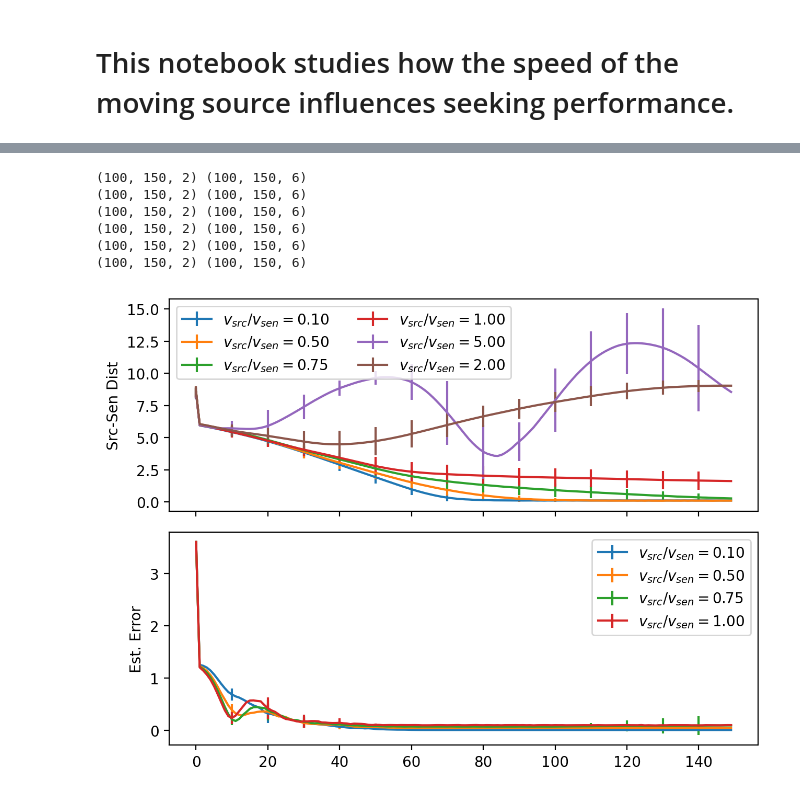
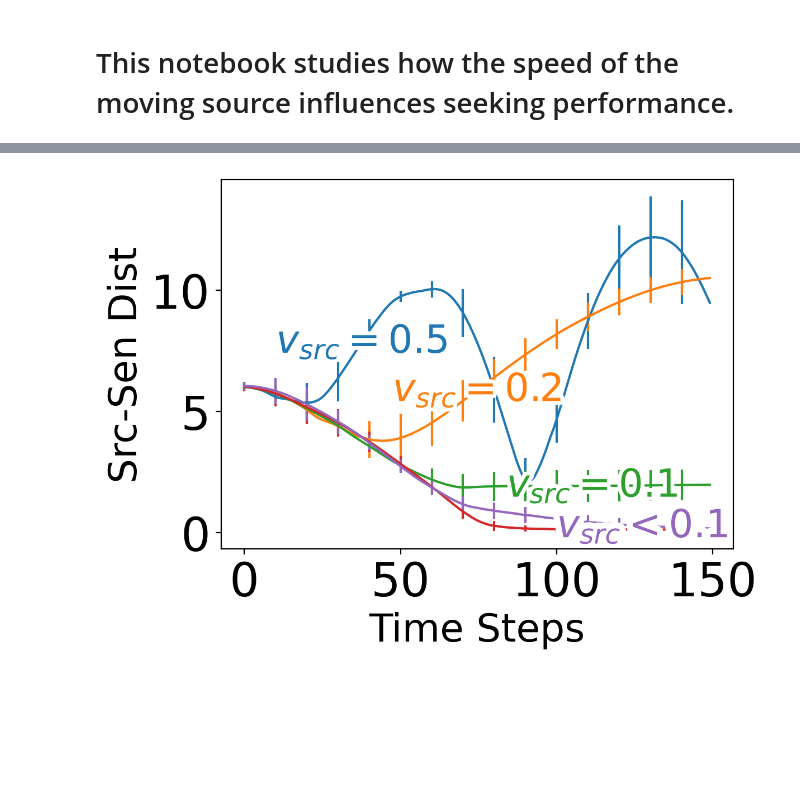
Before and after one commit to lina-robotics-lab/fim_track, a Jupyter notebook: Notebooks/The effect of the Speed of Moving Source.ipynb, the cells around one changed output, grey strips where cells are left out. Saved outputs shown, nothing was run; the diff lists cells and outputs as text; code cells hidden in the pictures; blank space fills up the shorter version.

Commit message:
Finish source velocity experiments.

```diff
--- a/Notebooks/The effect of the Speed of Moving Source.ipynb
+++ b/Notebooks/The effect of the Speed of Moving Source.ipynb
@@ -156,0 +414,12 @@ with open(filepath,'wb') as file:
+# %%
+vels = [0.5,0.2,0.1,0.05,0.075]
+N_trails = 100
+N_iter=150
+n_sen=6
+data={}
+
+
+np.random.seed(SEED)
+
+for vel in vels:
+    data[vel] = distributed_main(N_trails,n_sen,N_iter,vel)
@@ -157,50 +432,61 @@ with open(filepath,'wb') as file:
+# %%
+filepath = "../Data/VelocityTest_Distributed.pkl"
+with open(filepath,'wb') as file:
+    pkl.dump(data,file)
 # %%
 '''Plotting'''
 
+filepath = "../Data/VelocityTest_Distributed.pkl"
+
 with open(filepath,'rb') as file:
     data=pkl.load(file)
-fig,axes=plt.subplots(2,dpi=200,sharex=True)
+
+plt.figure(dpi=200)
 for name,d in data.items():
     ps = np.array(d['p'])
     qhat = np.array(d['qhat'])
     q = np.array(d['q'])
      # qhat.shape=ps.shape=(N_trails,N_iter,space_dim)
     dist = np.linalg.norm(ps-q[:,:,np.newaxis,:],axis=-1)
     # dist.shape = (N_trails,N_iter,N_sen)
-    print(qhat.shape,dist.shape)
+    # print(qhat.shape,dist.shape)
 
 
     ave_median_dist = np.mean(np.median(dist,axis=-1),axis=0)
     std_median_dist = np.std(np.median(dist,axis=-1),axis=0)
     N_iter=len(ave_median_dist)
 
     x = np.arange(N_iter)
-#     axes[0].plot(x,ave_median_dist,label= name)
-#     axes[0].fill_between(x,ave_median_dist+std_median_dist,ave_median_dist-std_median_dist,alpha=0.2)
 
-    axes[0].errorbar(x,ave_median_dist,yerr=std_median_dist,label= r"$v_{src}/v_{sen}=$"+"${:.2f}$".format(name/0.1),errorevery=10)
-    axes[0].set_ylabel('Src-Sen Dist')
-    axes[0].legend(ncol =2 )
+    plt.errorbar(x,ave_median_dist,yerr=std_median_dist,label= r"$v_{src}=$"+"${:.1f}$".format(name),errorevery=10)
 
+lines = plt.gca().get_lines()
 
-    if name/0.1<=1:
-        err = np.linalg.norm(qhat-q,axis=-1)
-        ave_median_err = np.mean(err,axis=0)
-        std_median_err = np.std(err,axis=0)
-        x = np.arange(N_iter)
-    #     axes[1].plot(x,ave_median_err,label= name)
-    #     axes[1].fill_between(x,ave_median_err+std_median_err,ave_median_err-std_median_err,alpha=0.2)
-        axes[1].errorbar(x,ave_median_err,yerr=std_median_err,label= r"$v_{src}/v_{sen}=$"+"${:.2f}$".format(name/0.1),errorevery=10)
-        axes[1].set_ylabel('Est. Error')
-        axes[1].legend()
-# fig.suptitle('6 Sensors')
-fig.tight_layout()
+# labelLines(lines[1:], yoffsets=0.01, align=True, backgroundcolor="none")
+
+labelLines(plt.gca().get_lines()[:3], zorder=2.5,align=False,fontsize=25)
+
+l1 = lines[-1]
+labelLine(
+    l1,
+    100,
+    label=r'$v_{src}<0.1$',
+    ha="left",
+    va="bottom",
+    align=False,
+    backgroundcolor="none",
+    yoffset = -1.1,
+    fontsize = 25
+)
+
+plt.ylabel('Src-Sen Dist',fontsize=25)
+plt.xlabel('Time Steps',fontsize=25)
+    # plt.legend(ncol =1 ,fontsize=15)
+plt.xticks(fontsize = 30)
+plt.yticks(fontsize = 30)
+
+plt.tight_layout()
+plt.savefig('../Figures/Velocity_Distributed.png')
 plt.show()
 # %% [output]
-(100, 150, 2) (100, 150, 6)
-(100, 150, 2) (100, 150, 6)
-(100, 150, 2) (100, 150, 6)
-(100, 150, 2) (100, 150, 6)
-(100, 150, 2) (100, 150, 6)
-(100, 150, 2) (100, 150, 6)
-[figure, old version]
+[figure, new version]
```
Also changed, not shown: parts of 9 cells of this notebook, 1 other file.
